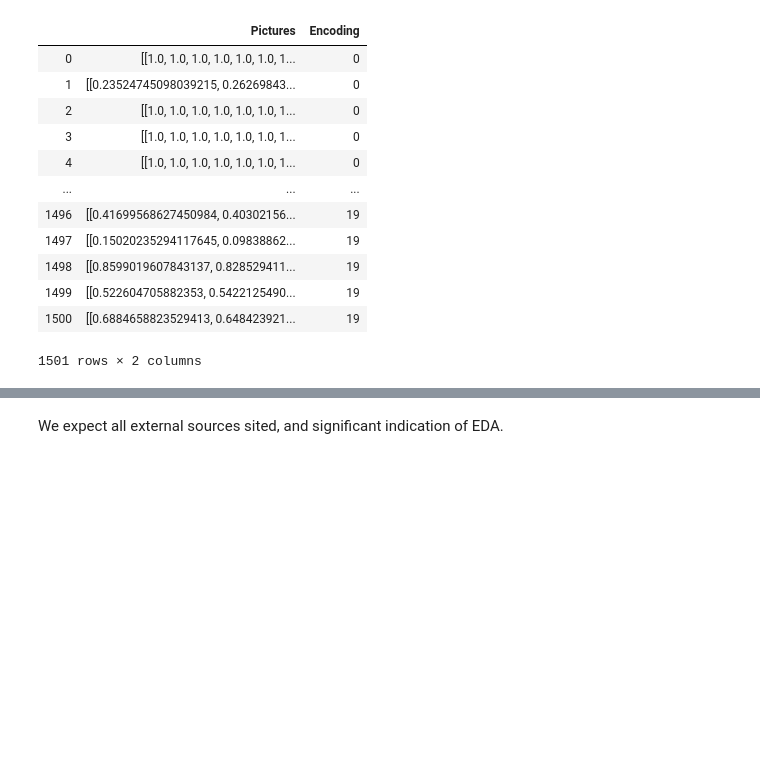
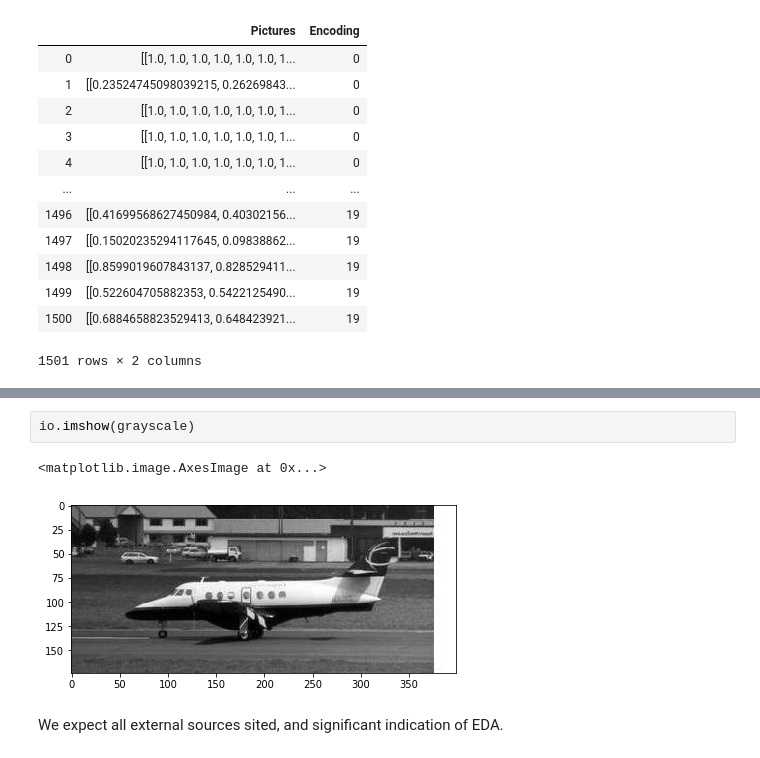
Before and after one commit to WesleyDeng1016/imageclassification, a Jupyter notebook: final_project/GradProject_NB2.ipynb, the cells around one changed output, grey strips where cells are left out. Drawn from its saved outputs; the diff is of its cells as text; blank space fills up the shorter version.

```diff
--- a/final_project/GradProject_NB2.ipynb
+++ b/final_project/GradProject_NB2.ipynb
@@ -151,3 +207,8 @@ ft4(samples)
+# %%
+io.imshow(grayscale)
+# %% [output]
+<matplotlib.image.AxesImage at 0x...>
+[figure, added]
 # %% [markdown]
  We expect all external sources sited, and significant indication of EDA.
 # %% [markdown]
```
Also changed, not shown: parts of 10 cells of this notebook.
